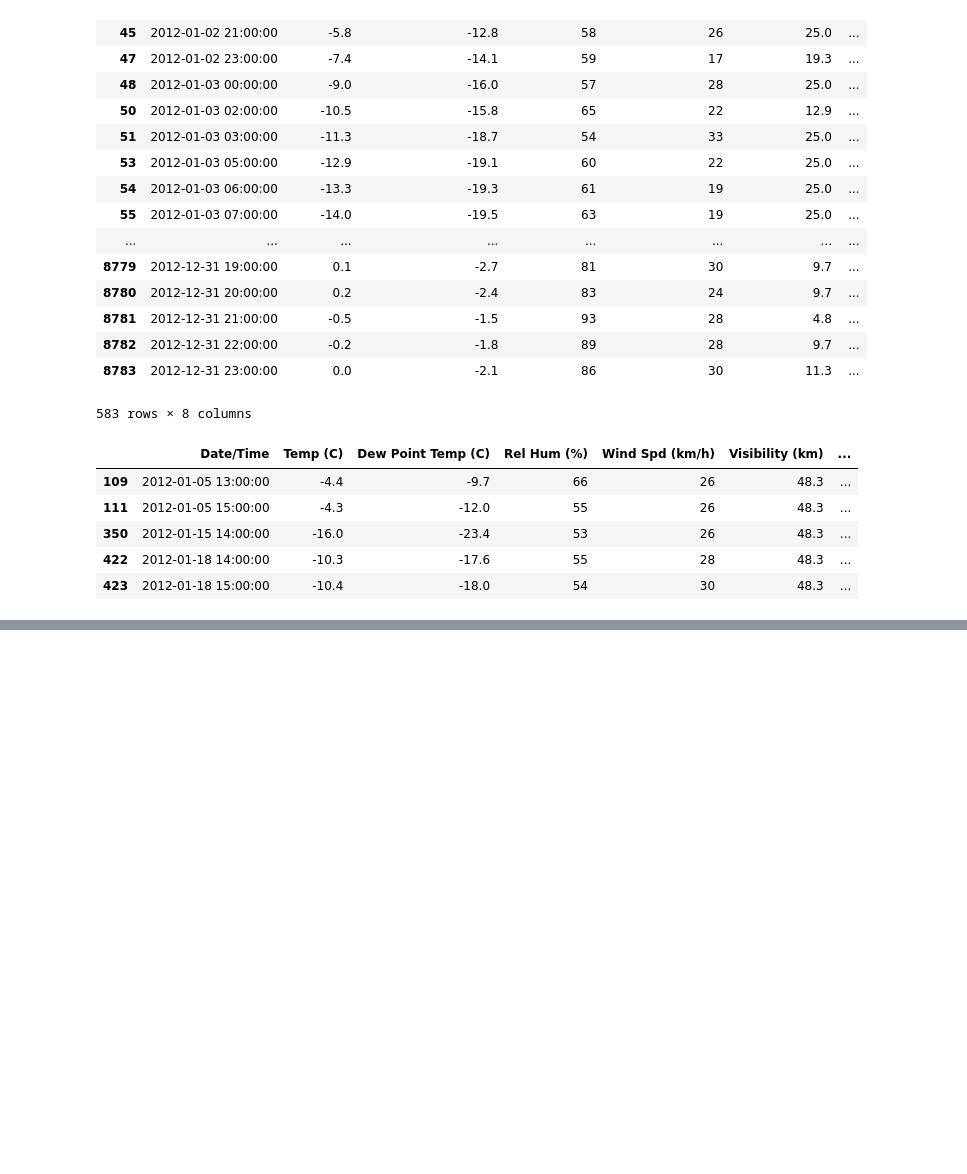
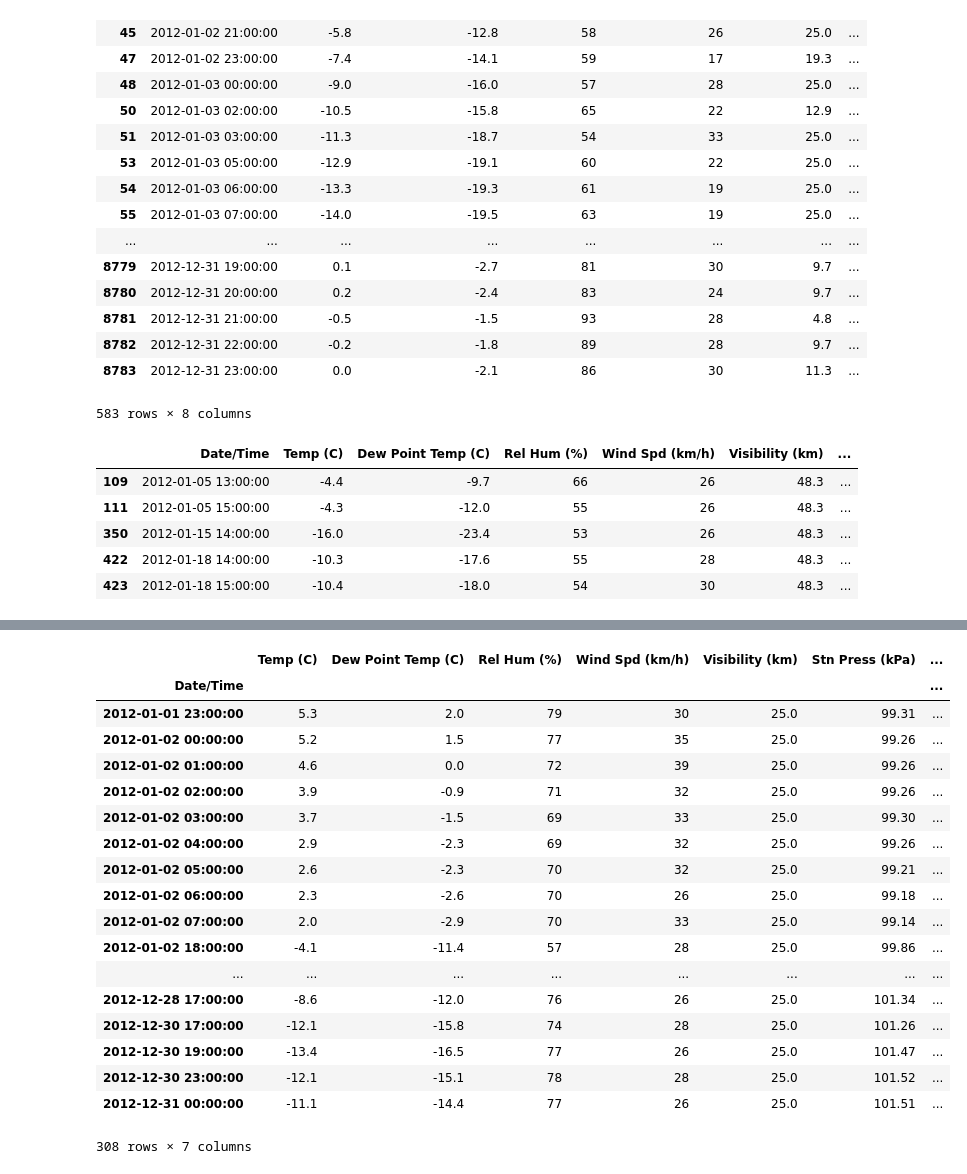
Before and after one commit to KishoriA/MachineLearning, a Jupyter notebook: PythonPractice-Pandas.ipynb, the cells around one changed output, grey strips where cells are left out. Saved outputs shown, nothing was run; the diff lists cells and outputs as text; code cells hidden in the pictures; blank space fills up the shorter version.

```diff
--- a/PythonPractice-Pandas.ipynb
+++ b/PythonPractice-Pandas.ipynb
@@ -202,3 +207,6 @@ df.head()
 | 350 | 2012-01-15 14:00:00 | -16.0 | -23.4 | 53 | 26 | 48.3 | ... |
 | 422 | 2012-01-18 14:00:00 | -10.3 | -17.6 | 55 | 28 | 48.3 | ... |
 | 423 | 2012-01-18 15:00:00 | -10.4 | -18.0 | 54 | 30 | 48.3 | ... |
+# %%
+wdf2 = pd.read_csv('weather_2012.csv', parse_dates=True, index_col='Date/Time')
+wdf2.head()
@@ -204,0 +258,24 @@ df.head()
+# %%
+#wind speed was above 24 and visibility was 25
+wind_visibility_filter = (wdf2['Wind Spd (km/h)'] > 24) & (wdf2['Visibility (km)'] == 25)
+wdf2[wind_visibility_filter]
+# %% [output]
+|  | Temp (C) | Dew Point Temp (C) | Rel Hum (%) | Wind Spd (km/h) | Visibility (km) | Stn Press (kPa) | ... |
+| Date/Time |  |  |  |  |  |  | ... |
+| 2012-01-01 23:00:00 | 5.3 | 2.0 | 79 | 30 | 25.0 | 99.31 | ... |
+| 2012-01-02 00:00:00 | 5.2 | 1.5 | 77 | 35 | 25.0 | 99.26 | ... |
+| 2012-01-02 01:00:00 | 4.6 | 0.0 | 72 | 39 | 25.0 | 99.26 | ... |
+| 2012-01-02 02:00:00 | 3.9 | -0.9 | 71 | 32 | 25.0 | 99.26 | ... |
+| 2012-01-02 03:00:00 | 3.7 | -1.5 | 69 | 33 | 25.0 | 99.30 | ... |
+| 2012-01-02 04:00:00 | 2.9 | -2.3 | 69 | 32 | 25.0 | 99.26 | ... |
+| 2012-01-02 05:00:00 | 2.6 | -2.3 | 70 | 32 | 25.0 | 99.21 | ... |
+| 2012-01-02 06:00:00 | 2.3 | -2.6 | 70 | 26 | 25.0 | 99.18 | ... |
+| 2012-01-02 07:00:00 | 2.0 | -2.9 | 70 | 33 | 25.0 | 99.14 | ... |
+| 2012-01-02 18:00:00 | -4.1 | -11.4 | 57 | 28 | 25.0 | 99.86 | ... |
+| ... | ... | ... | ... | ... | ... | ... | ... |
+| 2012-12-28 17:00:00 | -8.6 | -12.0 | 76 | 26 | 25.0 | 101.34 | ... |
+| 2012-12-30 17:00:00 | -12.1 | -15.8 | 74 | 28 | 25.0 | 101.26 | ... |
+| 2012-12-30 19:00:00 | -13.4 | -16.5 | 77 | 26 | 25.0 | 101.47 | ... |
+| 2012-12-30 23:00:00 | -12.1 | -15.1 | 78 | 28 | 25.0 | 101.52 | ... |
+| 2012-12-31 00:00:00 | -11.1 | -14.4 | 77 | 26 | 25.0 | 101.51 | ... |
+308 rows × 7 columns
```
Also changed, not shown: parts of 19 cells of this notebook.
